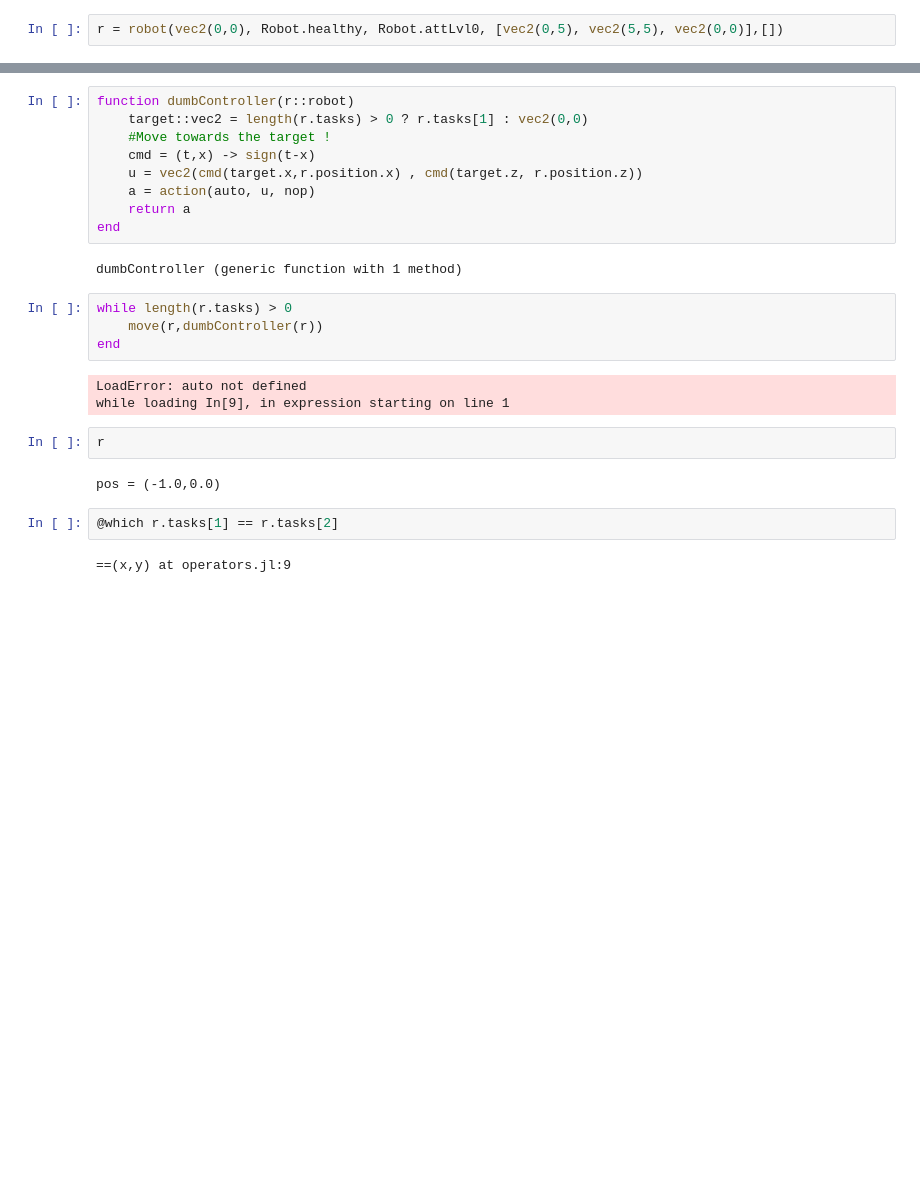
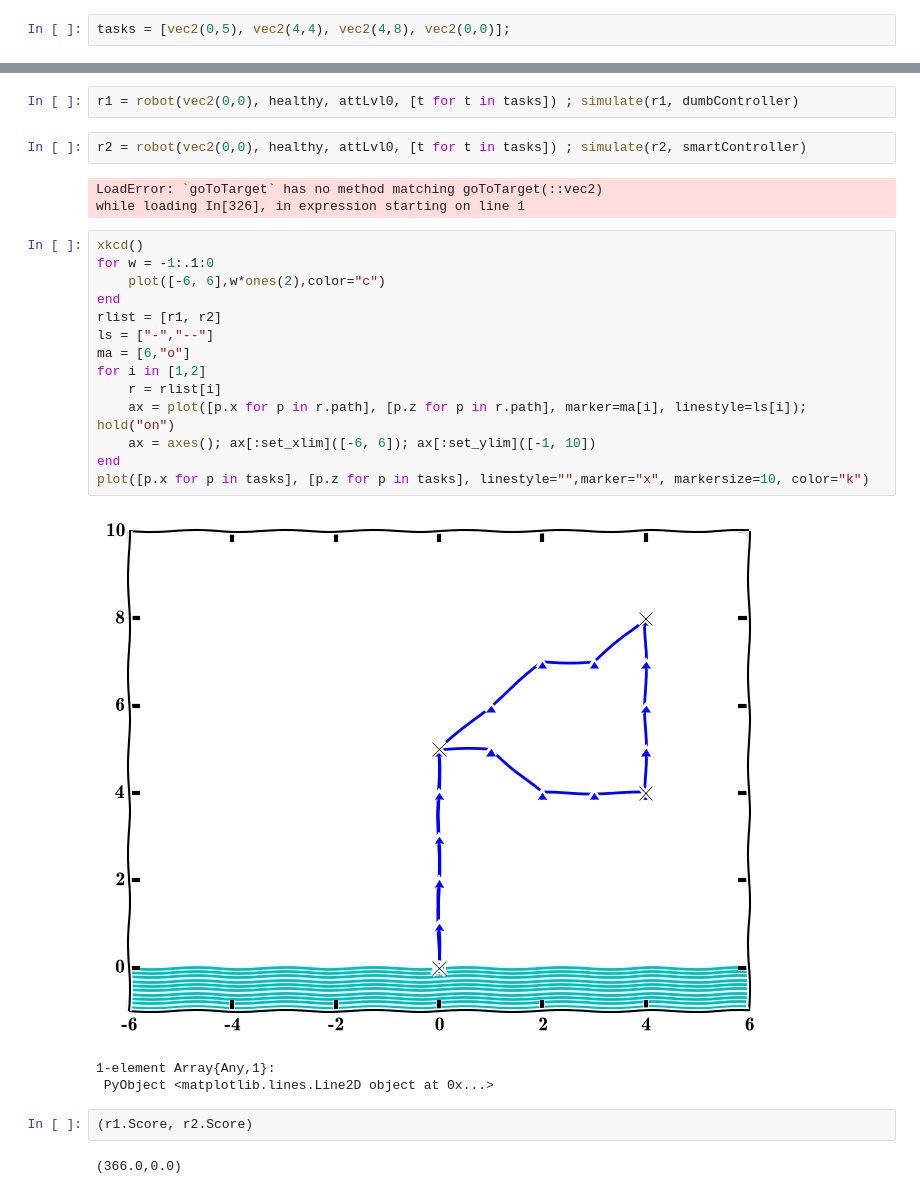
Before and after one commit to sisl/autoATC, a Jupyter notebook: Robot.ipynb, the cells around one changed output, grey strips where cells are left out. Cells and saved outputs as stored; diff of their text form; blank space fills up the shorter version.

```diff
--- a/Robot.ipynb
+++ b/Robot.ipynb
@@ -6,2 +39,2 @@ while loading In[1], in expression starting on line 1
 # %%
-r = robot(vec2(0,0), Robot.healthy, Robot.attLvl0, [vec2(0,5), vec2(5,5), vec2(0,0)],[])
+tasks = [vec2(0,5), vec2(4,4), vec2(4,8), vec2(0,0)];
@@ -29,26 +41,29 @@ while loading In[6], in expression starting on line 1
-# %%
-function dumbController(r::robot)
-    target::vec2 = length(r.tasks) > 0 ? r.tasks[1] : vec2(0,0)
-    #Move towards the target !
-    cmd = (t,x) -> sign(t-x)
-    u = vec2(cmd(target.x,r.position.x) , cmd(target.z, r.position.z))
-    a = action(auto, u, nop)
-    return a
-end
-# %% [output]
-dumbController (generic function with 1 method)
-# %%
-while length(r.tasks) > 0
-    move(r,dumbController(r))
-end
-# %% [output]
-LoadError: auto not defined
-while loading In[9], in expression starting on line 1
-# %%
-r
-# %% [output]
-pos = (-1.0,0.0)
-# %%
-@which r.tasks[1] == r.tasks[2]
-# %% [output]
-==(x,y) at operators.jl:9
+# %%
+r1 = robot(vec2(0,0), healthy, attLvl0, [t for t in tasks]) ; simulate(r1, dumbController)
+# %%
+r2 = robot(vec2(0,0), healthy, attLvl0, [t for t in tasks]) ; simulate(r2, smartController)
+# %% [output]
+LoadError: `goToTarget` has no method matching goToTarget(::vec2)
+while loading In[326], in expression starting on line 1
+# %%
+xkcd()
+for w = -1:.1:0
+    plot([-6, 6],w*ones(2),color="c")
+end
+rlist = [r1, r2]
+ls = ["-","--"]
+ma = [6,"o"]
+for i in [1,2]
+    r = rlist[i]
+    ax = plot([p.x for p in r.path], [p.z for p in r.path], marker=ma[i], linestyle=ls[i]); hold("on")
+    ax = axes(); ax[:set_xlim]([-6, 6]); ax[:set_ylim]([-1, 10])
+end
+plot([p.x for p in tasks], [p.z for p in tasks], linestyle="",marker="x", markersize=10, color="k")
+# %% [output]
+[figure, added]
+1-element Array{Any,1}:
+ PyObject <matplotlib.lines.Line2D object at 0x...>
+# %%
+(r1.Score, r2.Score)
+# %% [output]
+(366.0,0.0)
```
Also changed, not shown: parts of 10 cells of this notebook, 1 other file.
